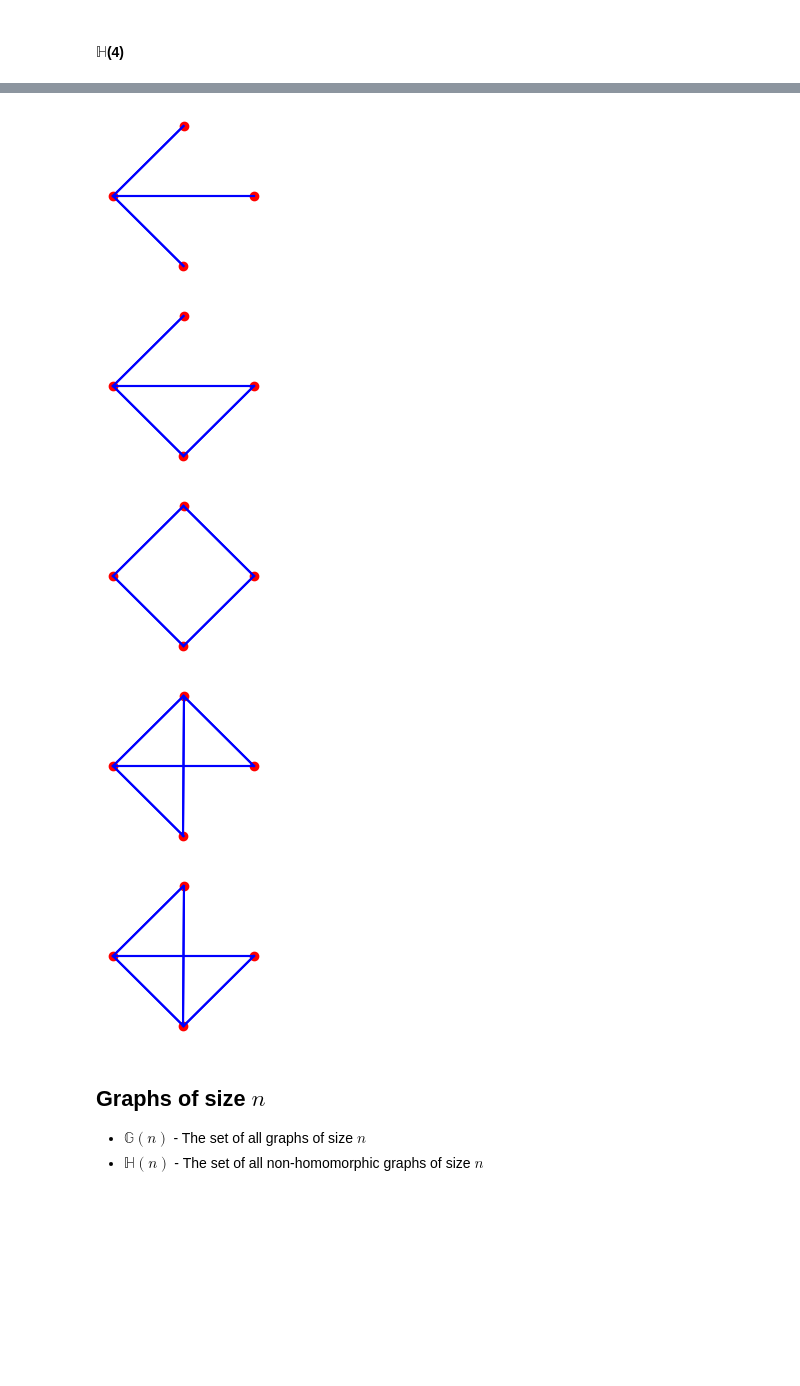
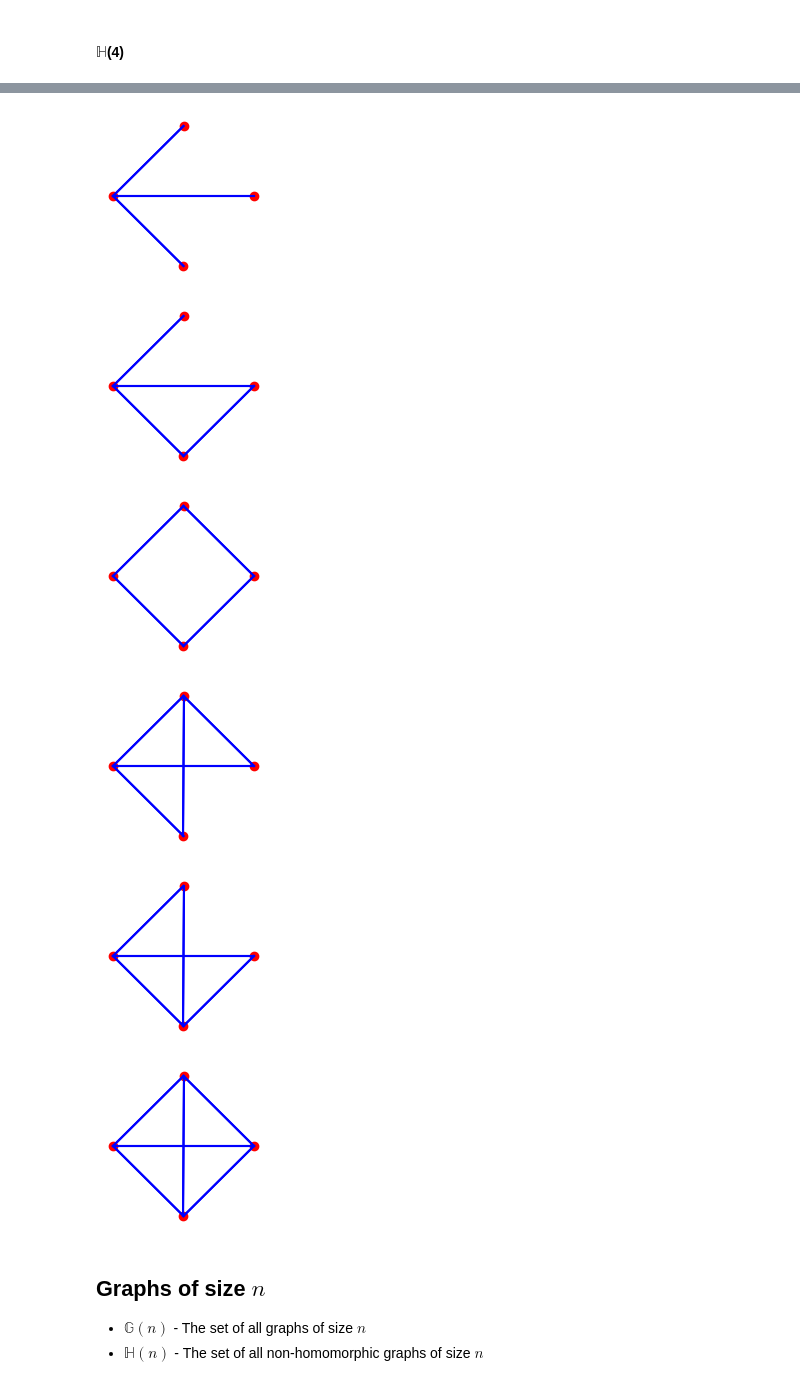
Before and after one commit to orwellian225/Code, a Jupyter notebook: classical/main.ipynb, the cells around one changed output, grey strips where cells are left out. Drawn from its saved outputs; the diff is of its cells as text; code cells hidden in the pictures; blank space fills up the shorter version.

```diff
--- a/classical/main.ipynb
+++ b/classical/main.ipynb
@@ -96,7 +99,8 @@ H4 = [
     Graph(Graph.bitstring_to_adjacency_matrix("011101")),
     Graph(Graph.bitstring_to_adjacency_matrix("101101")),
     Graph(Graph.bitstring_to_adjacency_matrix("110111")),
-    Graph(Graph.bitstring_to_adjacency_matrix("011111")),
+    # Graph(Graph.bitstring_to_adjacency_matrix("011111")),
+    Graph(Graph.bitstring_to_adjacency_matrix("111111")),
 ]
 
 print("i ", "Bitstring", "Bitint", "Edge-Sequence" ,"Edge-Count", "Connectivity-Sequence", "Connectivity-Sum")
@@ -121,14 +126,15 @@ i  Bitstring Bitint Edge-Sequence Edge-Count Connectivity-Sequence Connectivity-
 [figure]
 [figure]
 [figure]
 [figure]
 [figure]
 [figure]
 [figure]
 [figure]
 [figure]
 [figure]
 [figure]
+[figure, added]
 # %% [markdown]
 ## Graphs of size $n$
 
```
Also changed, not shown: parts of 7 cells of this notebook.
